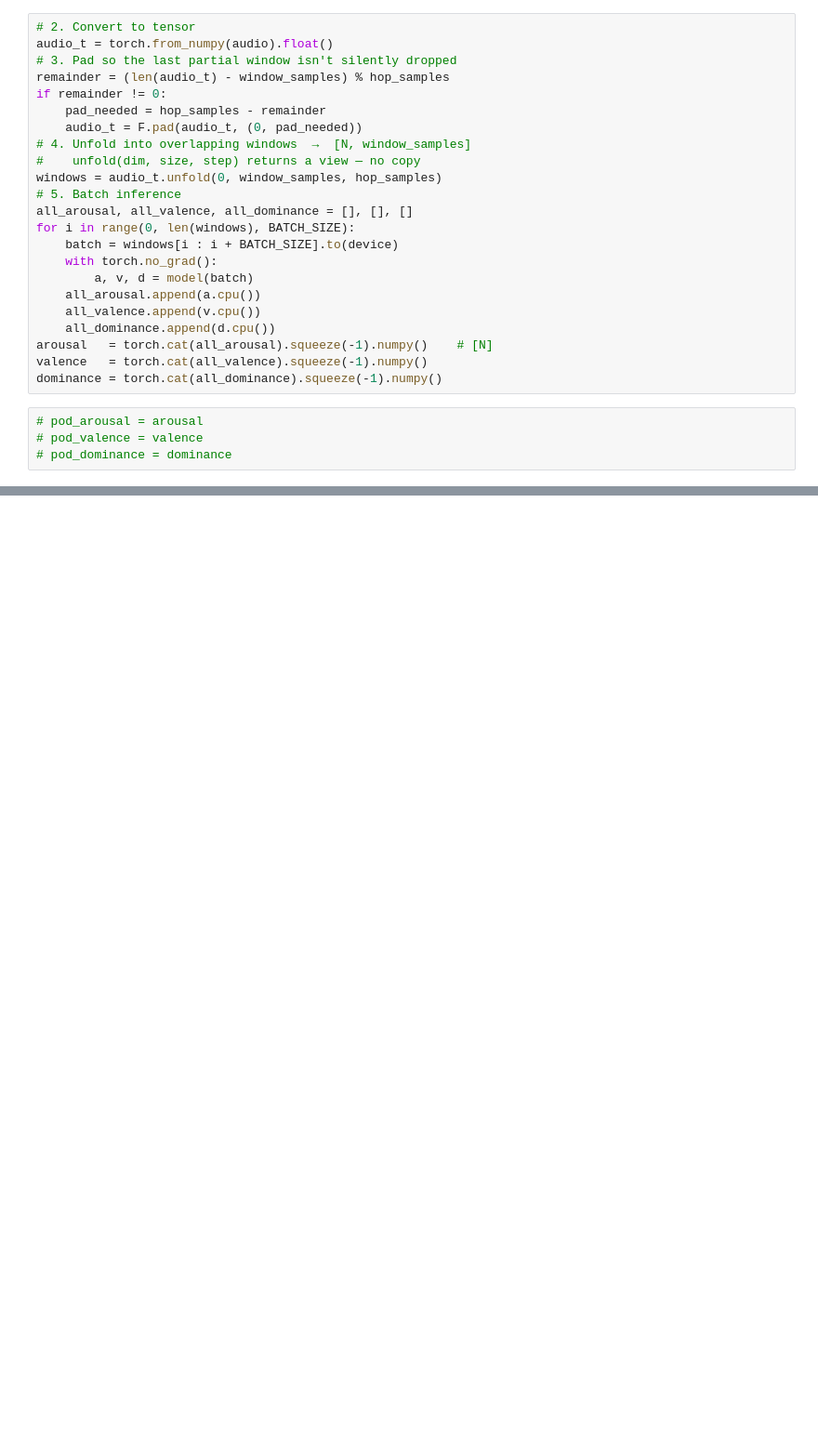
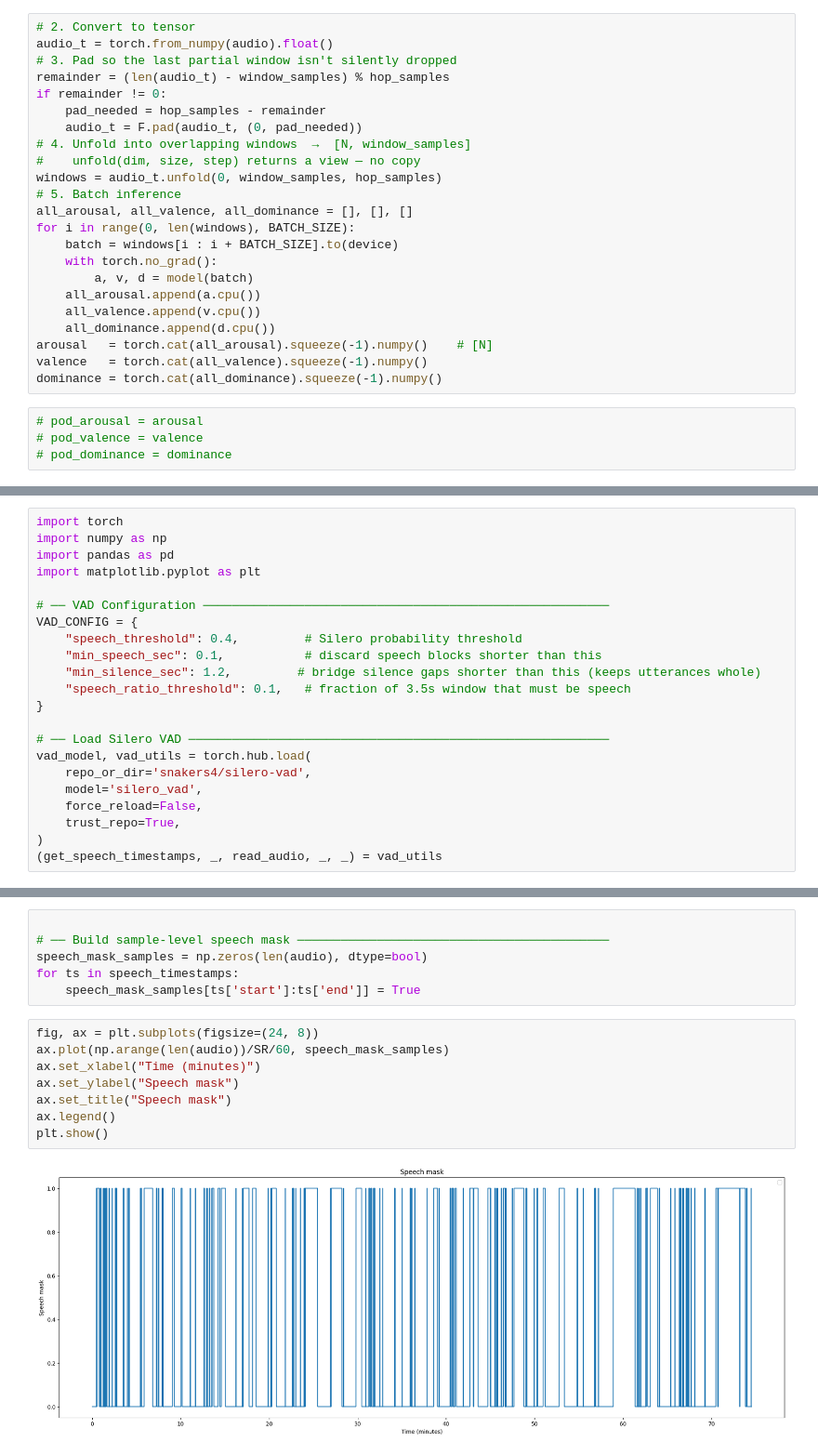
Before and after one commit to dvirbenor/audio-classification-playground, a Jupyter notebook: notebooks/vox-profile-emotion-dim-workcopy.ipynb, the cells around one changed output, grey strips where cells are left out. Shown at 93% size. Cells and saved outputs as stored; diff of their text form; blank space fills up the shorter version.

```diff
--- a/notebooks/vox-profile-emotion-dim-workcopy.ipynb
+++ b/notebooks/vox-profile-emotion-dim-workcopy.ipynb
@@ -118,0 +111,22 @@ VAD_CONFIG["min_speech_sec"]
+# %%
+import torch
+import numpy as np
+import pandas as pd
+import matplotlib.pyplot as plt
+
+# ── VAD Configuration ────────────────────────────────────────────────────────
+VAD_CONFIG = {
+    "speech_threshold": 0.4,         # Silero probability threshold
+    "min_speech_sec": 0.1,           # discard speech blocks shorter than this
+    "min_silence_sec": 1.2,         # bridge silence gaps shorter than this (keeps utterances whole)
+    "speech_ratio_threshold": 0.1,   # fraction of 3.5s window that must be speech
+}
+
+# ── Load Silero VAD ──────────────────────────────────────────────────────────
+vad_model, vad_utils = torch.hub.load(
+    repo_or_dir='snakers4/silero-vad',
+    model='silero_vad',
+    force_reload=False,
+    trust_repo=True,
+)
+(get_speech_timestamps, _, read_audio, _, _) = vad_utils
@@ -119 +169,17 @@ VAD_CONFIG["min_speech_sec"]
+# %%
+
+# ── Build sample-level speech mask ───────────────────────────────────────────
+speech_mask_samples = np.zeros(len(audio), dtype=bool)
+for ts in speech_timestamps:
+    speech_mask_samples[ts['start']:ts['end']] = True
+# %%
+fig, ax = plt.subplots(figsize=(24, 8))
+ax.plot(np.arange(len(audio))/SR/60, speech_mask_samples)
+ax.set_xlabel("Time (minutes)")
+ax.set_ylabel("Speech mask")
+ax.set_title("Speech mask")
+ax.legend()
+plt.show()
+# %% [output]
+[figure, added]
 # %%
```
Also changed, not shown: parts of 30 cells of this notebook, 1 other file.
